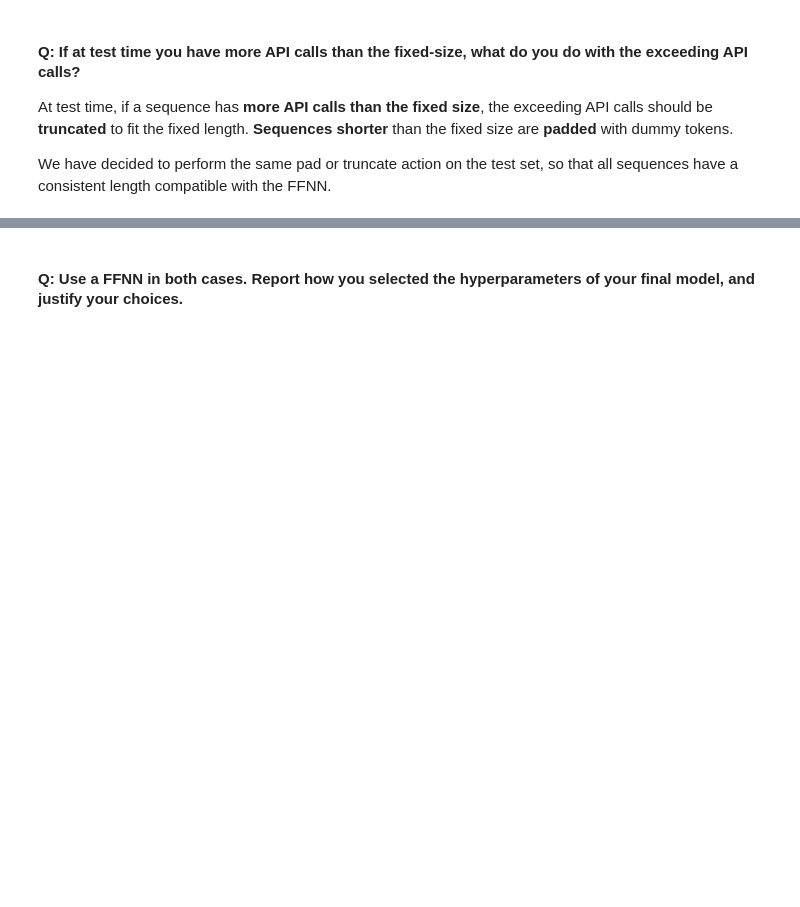
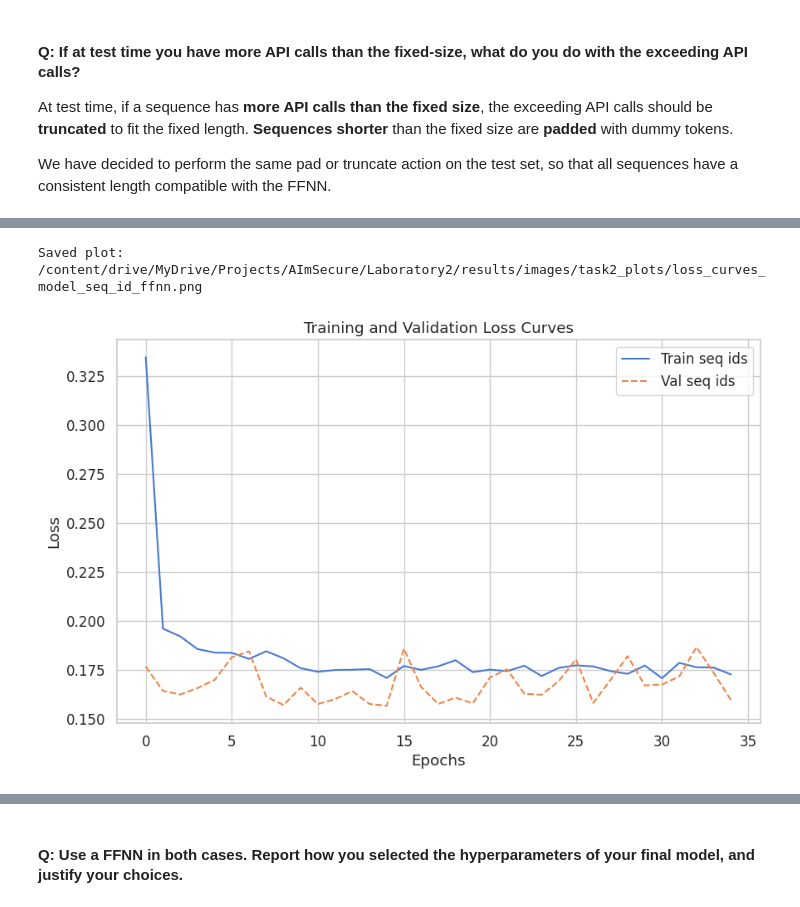
Before and after one commit to AImSecure/Laboratory2, a Jupyter notebook: lab/notebooks/Lab2_FFNN_RNN_GNN.ipynb, the cells around one changed output, grey strips where cells are left out. Cells and saved outputs as stored; diff of their text form; code cells hidden in the pictures; blank space fills up the shorter version.

```diff
--- a/lab/notebooks/Lab2_FFNN_RNN_GNN.ipynb
+++ b/lab/notebooks/Lab2_FFNN_RNN_GNN.ipynb
@@ -1006,0 +1024,26 @@ print(f"Test Loss: {test_loss:.4f}, Test Accuracy: {test_accuracy:.4f}")
+# %%
+# --- Initialize model, loss, optimizer ---
+
+seq_len = X_train.shape[1]
+hidden_dims = [128, 64, 32] # 3-layer FFNN
+
+# Initialize the early stopping parameters
+min_delta = 0.00001
+patience = 20
+
+model_seq = MalwareFFNN(seq_len=seq_len, hidden_dims=hidden_dims, use_embedding=False)
+criterion = nn.BCEWithLogitsLoss() # combines sigmoid + BCE
+optimizer = optim.AdamW(model_seq.parameters(), lr=0.0005)
+epochs = 100
+
+# Train the model
+model, train_loss, val_loss = train_model(
+    model_seq,
+    train_loader,
+    val_loader,
+    epochs,
+    optimizer,
+    criterion,
+    min_delta,
+    patience
+)
@@ -1006,0 +1059,18 @@ print(f"Test Loss: {test_loss:.4f}, Test Accuracy: {test_accuracy:.4f}")
+# %%
+# --- Plot loss curves ---
+
+plt.figure(figsize=(10,6))
+plt.plot(train_loss, label=f'Train seq ids')
+plt.plot(val_loss, '--', label=f'Val seq ids')
+plt.xlabel('Epochs')
+plt.ylabel('Loss')
+plt.title('Training and Validation Loss Curves')
+plt.legend()
+
+# Save the plot to the specified path
+save_plot(plt.gcf(), f"loss_curves_model_seq_id_ffnn", save_dir)
+
+plt.show()
+# %% [output]
+Saved plot: /content/drive/MyDrive/Projects/AImSecure/Laboratory2/results/images/task2_plots/loss_curves_model_seq_id_ffnn.png
+[figure, added]
```
Also changed, not shown: parts of 75 cells of this notebook.
